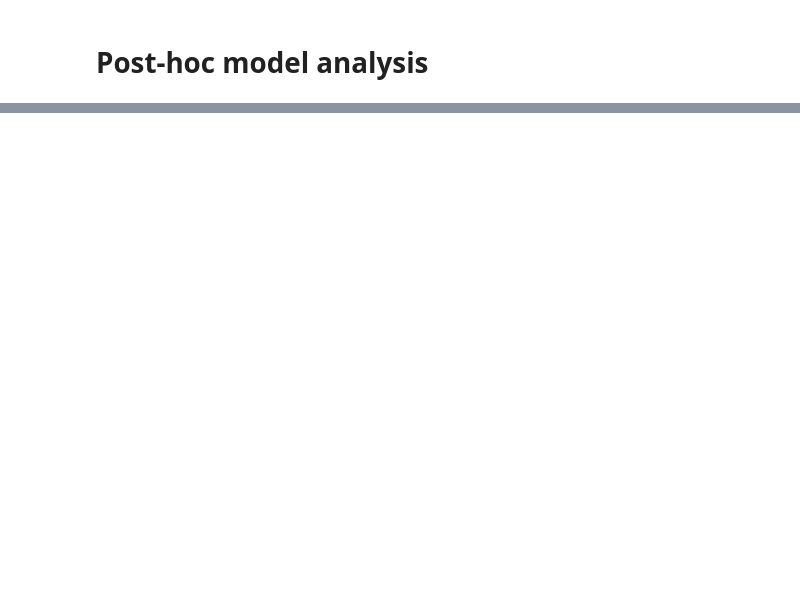
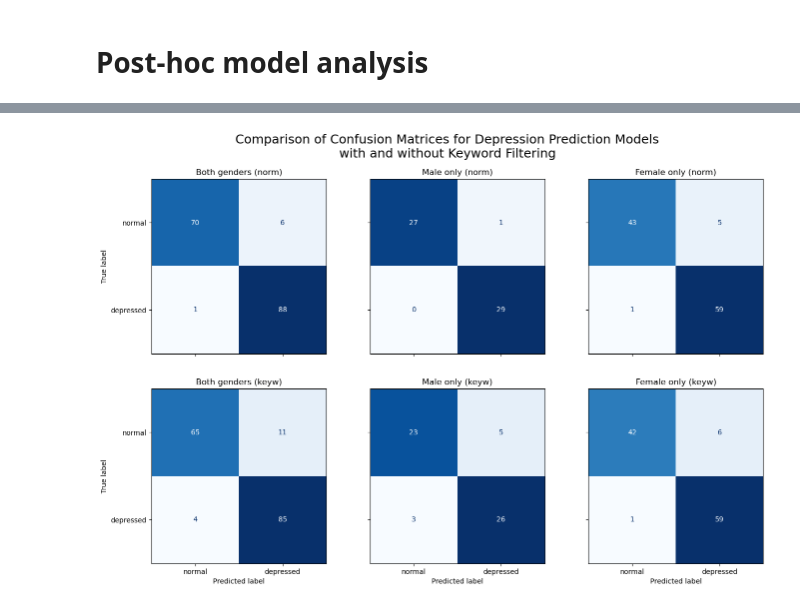
Before and after one commit to StanMey/Master_thesis_DVlog, a Jupyter notebook: notebooks/post-hoc_analysis.ipynb, the cells around one changed output, grey strips where cells are left out. Cells and saved outputs as stored; diff of their text form; code cells hidden in the pictures; blank space fills up the shorter version.

Commit message:
first draft post-hoc analysis

```diff
--- a/notebooks/post-hoc_analysis.ipynb
+++ b/notebooks/post-hoc_analysis.ipynb
@@ -87,0 +268,81 @@ keyw_pred, keyw_truth, keyw_protected, keyw_video_ids = evaluate(normal_model_co
+# %%
+labels = [0, 1]
+
+# select the male and female examples
+df_data_m = df_annotations[df_annotations["gender"] == "m"]
+df_data_f = df_annotations[df_annotations["gender"] == "f"]
+
+# retrieve the confusion matrices for the normal model
+normal_cm_both = confusion_matrix(df_annotations["label"], df_annotations["pred_normal"], labels=labels)
+normal_cm_m = confusion_matrix(df_data_m["label"], df_data_m["pred_normal"], labels=labels)
+normal_cm_f = confusion_matrix(df_data_f["label"], df_data_f["pred_normal"], labels=labels)
+
+# retrieve the confusion matrices for the keyword-filtered model
+keyw_cm_both = confusion_matrix(df_annotations["label"], df_annotations["pred_keyw"], labels=labels)
+keyw_cm_m = confusion_matrix(df_data_m["label"], df_data_m["pred_keyw"], labels=labels)
+keyw_cm_f = confusion_matrix(df_data_f["label"], df_data_f["pred_keyw"], labels=labels)
+# %%
+# make a confusion matrix for the predictions
+title_size = 18
+sup_title_size = 12
+cmap = "Blues"  # Try "Greens". Change the color of the confusion matrix.
+colorbar = False
+display_labels = ["normal", "depressed"]
+
+# Create subplots for given confusion matrices
+fig, axs = plt.subplots(2, 3, figsize=(16, 10))
+
+# plot the confusion matrices for the normal model
+# Plot the first confusion matrix (Model 1) at position (0, 0)
+axs[0, 0].set_title("Both genders (norm)", size=sup_title_size)
+ConfusionMatrixDisplay(confusion_matrix=normal_cm_both, display_labels=display_labels).plot(
+    include_values=True, cmap=cmap, ax=axs[0, 0], colorbar=colorbar)
+axs[0, 0].xaxis.set_ticklabels(["", ""])
+axs[0, 0].set_xlabel("")
+# axs[0, 0].tick_params(axis='x', which='both', bottom=False, top=False, labelbottom=False)
+
+# Plot the second confusion matrix
+axs[0, 1].set_title("Male only (norm)", size=sup_title_size)
+ConfusionMatrixDisplay(confusion_matrix=normal_cm_m, display_labels=display_labels).plot(
+    include_values=True, cmap=cmap, ax=axs[0, 1], colorbar=colorbar)
+axs[0, 1].xaxis.set_ticklabels(["", ""])
+axs[0, 1].yaxis.set_ticklabels(["", ""])  # remove the y-axis labels
+axs[0, 1].set_xlabel("")
+axs[0, 1].set_ylabel("")  # remove the y-label
+
+# Plot the third confusion matrix
+axs[0, 2].set_title("Female only (norm)", size=sup_title_size)
+ConfusionMatrixDisplay(confusion_matrix=normal_cm_f, display_labels=display_labels).plot(
+    include_values=True, cmap=cmap, ax=axs[0, 2], colorbar=colorbar)
+axs[0, 2].xaxis.set_ticklabels(["", ""])
+axs[0, 2].yaxis.set_ticklabels(["", ""])  # remove the y-axis labels
+axs[0, 2].set_xlabel("")
+axs[0, 2].set_ylabel("")  # remove the y-label
+
+
+# plot the confusion matrices for the keyw-filtered model
+# Plot the first confusion matrix (Model 2) at position (1, 0)
+axs[1, 0].set_title("Both genders (keyw)", size=sup_title_size)
+ConfusionMatrixDisplay(confusion_matrix=keyw_cm_both, display_labels=display_labels).plot(
+    include_values=True, cmap=cmap, ax=axs[1, 0], colorbar=colorbar)
+
+# Plot the second confusion matrix
+axs[1, 1].set_title("Male only (keyw)", size=sup_title_size)
+ConfusionMatrixDisplay(confusion_matrix=keyw_cm_m, display_labels=display_labels).plot(
+    include_values=True, cmap=cmap, ax=axs[1, 1], colorbar=colorbar)
+axs[1, 1].yaxis.set_ticklabels(["", ""])  # remove the y-axis labels
+axs[1, 1].set_ylabel("")  # remove the y-label
+
+# # Plot the third confusion matrix
+axs[1, 2].set_title("Female only (keyw)", size=sup_title_size)
+ConfusionMatrixDisplay(confusion_matrix=keyw_cm_f, display_labels=display_labels).plot(
+    include_values=True, cmap=cmap, ax=axs[1, 2], colorbar=colorbar)
+axs[1, 2].yaxis.set_ticklabels(["", ""])  # remove the y-axis labels
+axs[1, 2].set_ylabel("")  # remove the y-label
+
+# # Set the figure's suptitle and display the plot
+fig.suptitle("Comparison of Confusion Matrices for Depression Prediction Models\nwith and without Keyword Filtering", size=title_size, y=0.97)
+
+plt.show()
+# %% [output]
+[figure, added]
```
Also changed, not shown: parts of 30 cells of this notebook.
